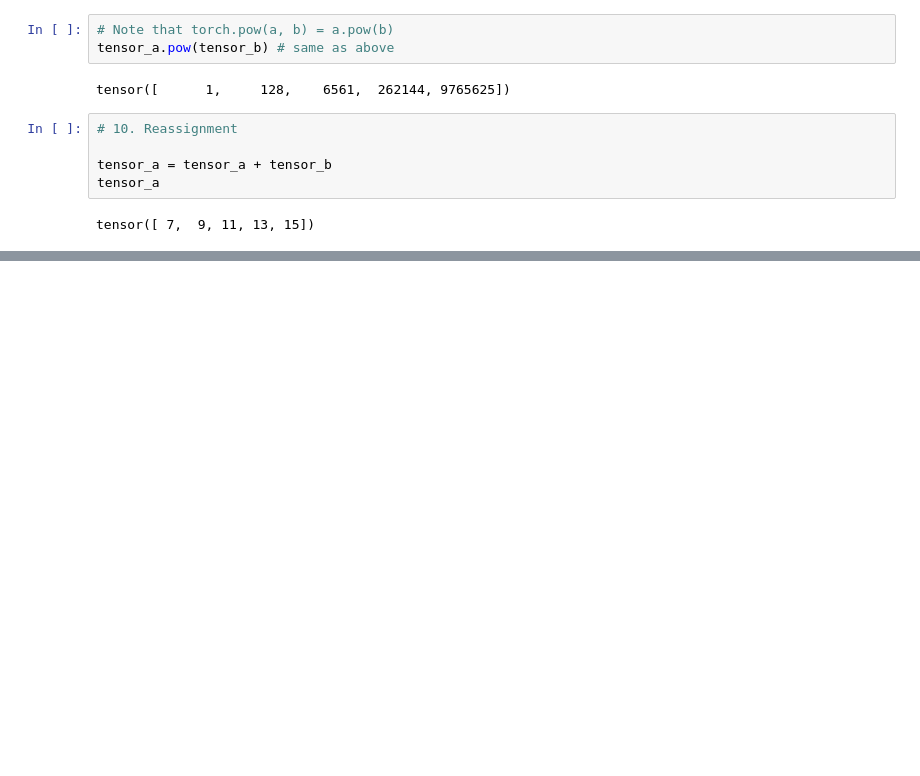
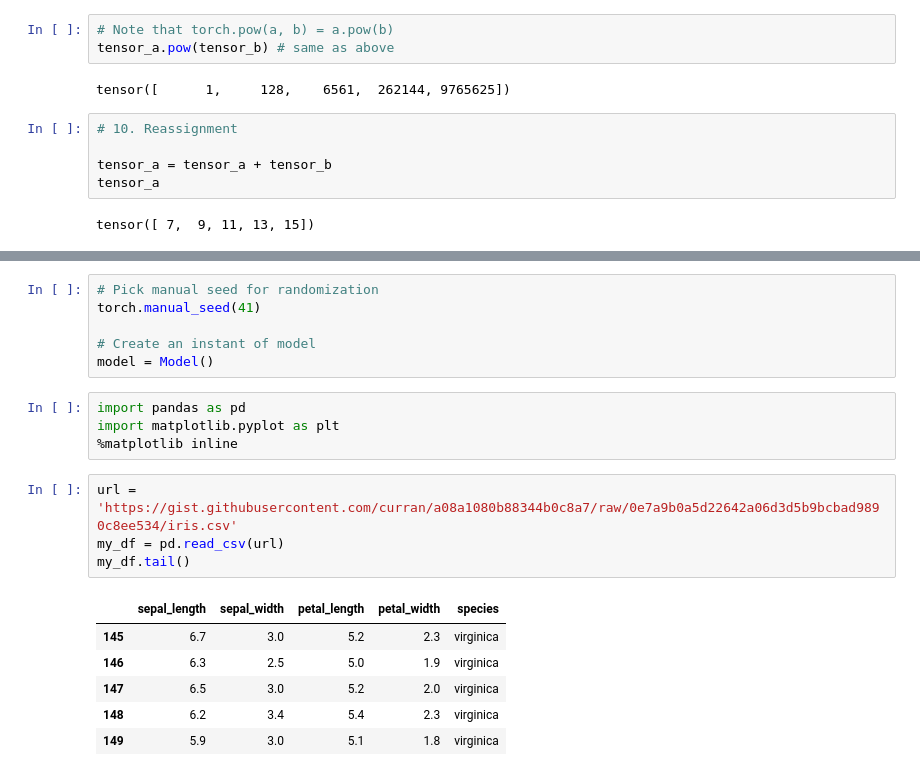
Before and after one commit to sanelehlabisa/Intro-to-Torch, a Jupyter notebook: Intro_to_Colab.ipynb, the cells around one changed output, grey strips where cells are left out. Cells and saved outputs as stored; diff of their text form; blank space fills up the shorter version.

```diff
--- a/Intro_to_Colab.ipynb
+++ b/Intro_to_Colab.ipynb
@@ -238,0 +261,21 @@ tensor([19, 23, 27, 31, 35])
+# %%
+# Pick manual seed for randomization
+torch.manual_seed(41)
+
+# Create an instant of model
+model = Model()
+# %%
+import pandas as pd
+import matplotlib.pyplot as plt
+%matplotlib inline
+# %%
+url = 'https://gist.githubusercontent.com/curran/a08a1080b88344b0c8a7/raw/0e7a9b0a5d22642a06d3d5b9bcbad9890c8ee534/iris.csv'
+my_df = pd.read_csv(url)
+my_df.tail()
+# %% [output]
+|  | sepal_length | sepal_width | petal_length | petal_width | species |
+| 145 | 6.7 | 3.0 | 5.2 | 2.3 | virginica |
+| 146 | 6.3 | 2.5 | 5.0 | 1.9 | virginica |
+| 147 | 6.5 | 3.0 | 5.2 | 2.0 | virginica |
+| 148 | 6.2 | 3.4 | 5.4 | 2.3 | virginica |
+| 149 | 5.9 | 3.0 | 5.1 | 1.8 | virginica |
```
Also changed, not shown: parts of 20 cells of this notebook.
